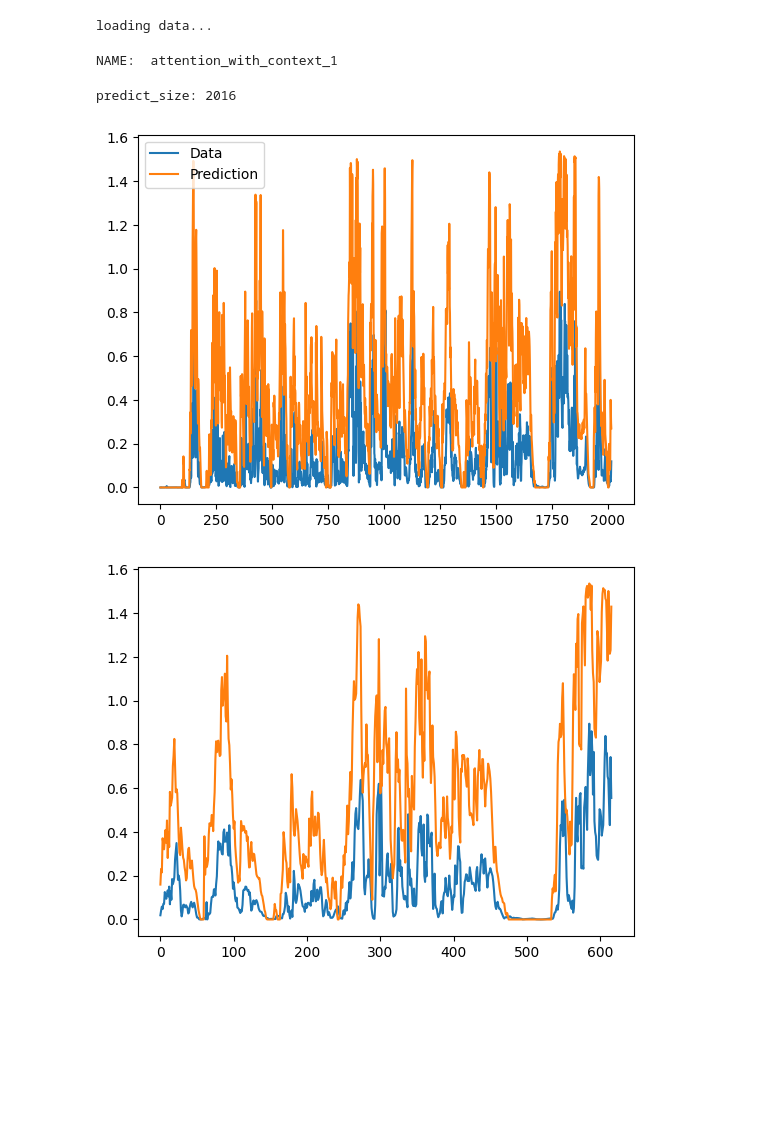
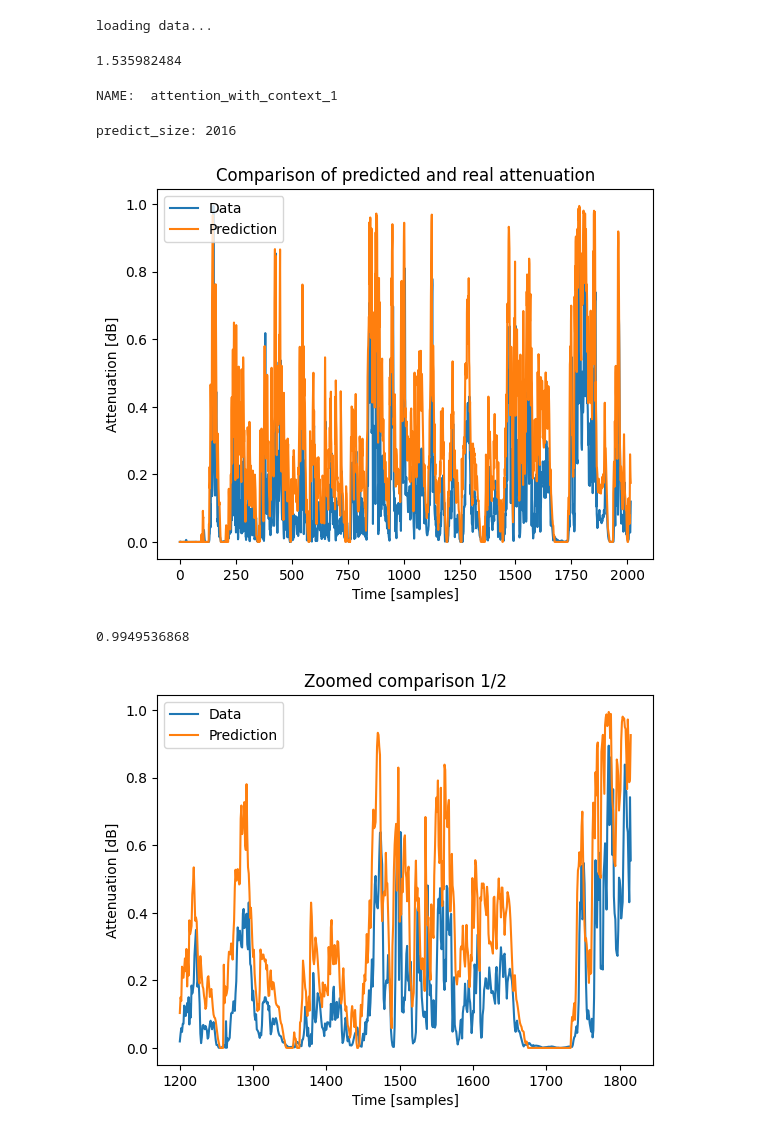
Before and after one commit to eindH/AT-Conv-LSTM, a Jupyter notebook: prediction.ipynb, the cells around one changed output. Drawn from its saved outputs; the diff is of its cells as text; code cells hidden in the pictures; blank space fills up the shorter version.

```diff
--- a/prediction.ipynb
+++ b/prediction.ipynb
@@ -31,6 +31,10 @@ data1 = load_csv(r'cloud_attenuation', 5, "cloud")
 data2 = load_csv(r'cloud_attenuation', 4, "cloud")
 # %% [output]
 loading data...
+# %%
+np.max(data1)
+# %% [output]
+1.535982484
 # %%
 day = 288
 week = 2016
@@ -64,32 +68,43 @@ NAME:  attention_with_context_1
 # %%
 # start =time.clock()
 predicted = predict_point_by_point(cnn_lstm_model, [test_data,test_w,test_d])
 
 pred_med = np.max(predicted) - np.min(predicted)
 pred_min = np.min(predicted)
 
+offset = -16
+data_snippet = data1[-len(predicted) + offset: offset]
 coefficient = -np.max(data1)/np.max(predicted - np.min(predicted))
+coefficient = -np.max(data_snippet)/np.max(predicted - np.min(predicted))
 scaled_prediction = - coefficient * (predicted  - np.min(predicted))
 scaled_prediction = scaled_prediction - np.min(scaled_prediction)
 
-offset = -16
-plt.plot(data1[-len(scaled_prediction) + offset: offset])
+plt.plot(data_snippet)
 plt.plot(scaled_prediction)
 plt.legend(["Data","Prediction"])
+plt.xlabel("Time [samples]")
+plt.ylabel("Attenuation [dB]")
+plt.title("Comparison of predicted and real attenuation")
 plt.show()
 # %% [output]
 predict_size: 2016
-[figure, old version]
+[figure, new version]
+0.9949536868
 # %%
 # MAYBE NEED TO LOOK AT THE ALIGNMENT OF THE TWO VECTORS MORE!!!
 offset = -16
 zoom_left = 1200
 zoom_right = -200
-plt.plot(data1[-len(scaled_prediction) + offset + zoom_left: offset + zoom_right])
-plt.plot(scaled_prediction[zoom_left:zoom_right])
+x_axis = np.arange(zoom_left,len(scaled_prediction)+zoom_right)
+plt.plot(x_axis,data1[-len(scaled_prediction) + offset + zoom_left: offset + zoom_right])
+plt.plot(x_axis,scaled_prediction[zoom_left:zoom_right])
+plt.legend(["Data","Prediction"])
+plt.xlabel("Time [samples]")
+plt.ylabel("Attenuation [dB]")
+plt.title("Zoomed comparison 1/2")
 plt.show()
 # %% [output]
-[figure, old version]
+[figure, new version]
 # %%
 offset = -16
 plt.plot(data1[-len(scaled_prediction) + offset:-len(scaled_prediction) + offset + 200])
```
Also changed, not shown: parts of 3 cells of this notebook.
